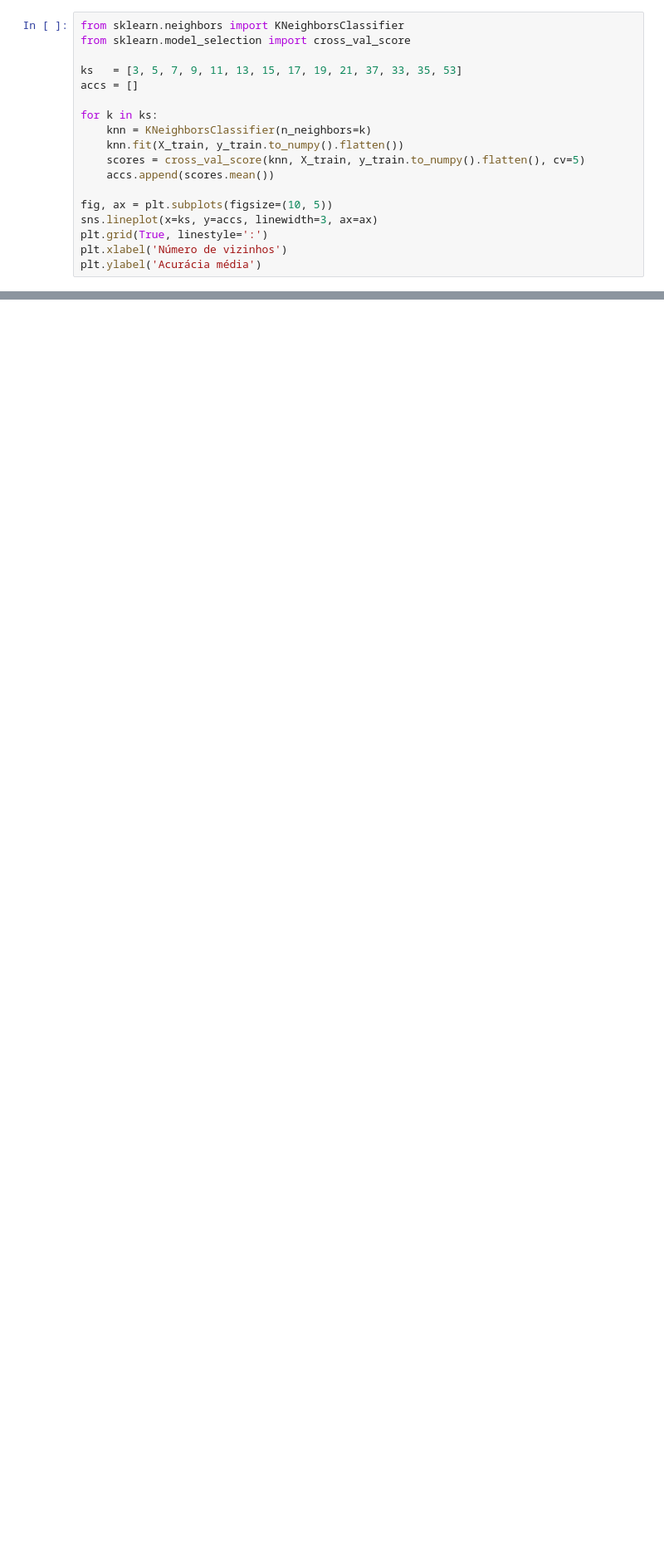
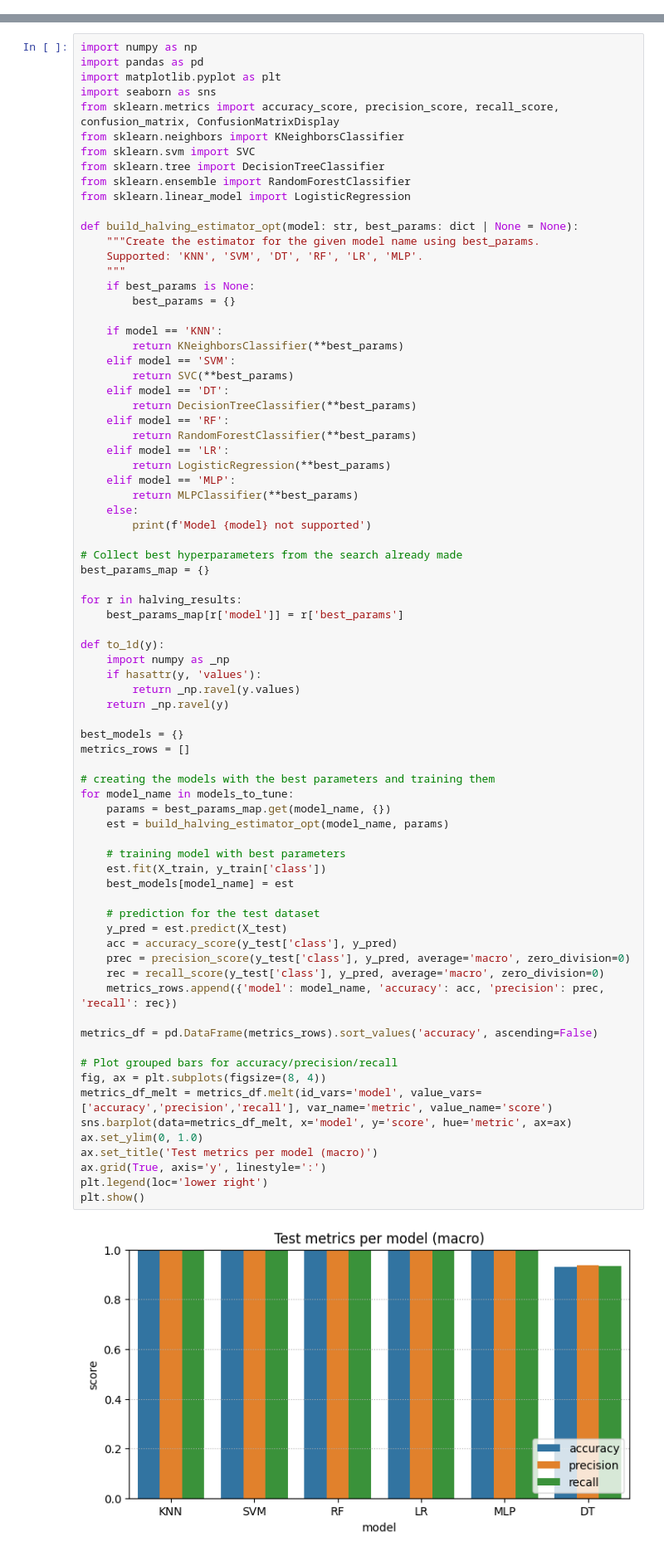
Before and after one commit to witorMao/mo809, a Jupyter notebook: lab5/classifier_models.ipynb, the cells around one changed output, grey strips where cells are left out. Shown at 83% size. Saved outputs shown, nothing was run; the diff lists cells and outputs as text; blank space fills up the shorter version.

```diff
--- a/lab5/classifier_models.ipynb
+++ b/lab5/classifier_models.ipynb
@@ -268,18 +306,0 @@ for idx, clf in enumerate(classificadores):
-# %%
-from sklearn.neighbors import KNeighborsClassifier
-from sklearn.model_selection import cross_val_score
-
-ks   = [3, 5, 7, 9, 11, 13, 15, 17, 19, 21, 37, 33, 35, 53]
-accs = []
-
-for k in ks:
-    knn = KNeighborsClassifier(n_neighbors=k)
-    knn.fit(X_train, y_train.to_numpy().flatten())
-    scores = cross_val_score(knn, X_train, y_train.to_numpy().flatten(), cv=5)
-    accs.append(scores.mean())
-
-fig, ax = plt.subplots(figsize=(10, 5))
-sns.lineplot(x=ks, y=accs, linewidth=3, ax=ax)
-plt.grid(True, linestyle=':')
-plt.xlabel('Número de vizinhos')
-plt.ylabel('Acurácia média')
@@ -309,0 +345,78 @@ for idx, clf in enumerate(classificadores):
+# %%
+import numpy as np
+import pandas as pd
+import matplotlib.pyplot as plt
+import seaborn as sns
+from sklearn.metrics import accuracy_score, precision_score, recall_score, confusion_matrix, ConfusionMatrixDisplay
+from sklearn.neighbors import KNeighborsClassifier
+from sklearn.svm import SVC
+from sklearn.tree import DecisionTreeClassifier
+from sklearn.ensemble import RandomForestClassifier
+from sklearn.linear_model import LogisticRegression
+
+def build_halving_estimator_opt(model: str, best_params: dict | None = None):
+    """Create the estimator for the given model name using best_params.
+    Supported: 'KNN', 'SVM', 'DT', 'RF', 'LR', 'MLP'.
+    """
+    if best_params is None:
+        best_params = {}
+
+    if model == 'KNN':
+        return KNeighborsClassifier(**best_params)
+    elif model == 'SVM':
+        return SVC(**best_params)
+    elif model == 'DT':
+        return DecisionTreeClassifier(**best_params)
+    elif model == 'RF':
+        return RandomForestClassifier(**best_params)
+    elif model == 'LR':
+        return LogisticRegression(**best_params)
+    elif model == 'MLP':
+        return MLPClassifier(**best_params)
+    else:
+        print(f'Model {model} not supported')
+
+# Collect best hyperparameters from the search already made
+best_params_map = {}
+
+for r in halving_results:
+    best_params_map[r['model']] = r['best_params']
+
+def to_1d(y):
+    import numpy as _np
+    if hasattr(y, 'values'):
+        return _np.ravel(y.values)
+    return _np.ravel(y)
+
+best_models = {}
+metrics_rows = []
+
+# creating the models with the best parameters and training them
+for model_name in models_to_tune:
+    params = best_params_map.get(model_name, {})
+    est = build_halving_estimator_opt(model_name, params)
+
+    # training model with best parameters
+    est.fit(X_train, y_train['class'])
+    best_models[model_name] = est
+
+    # prediction for the test dataset
+    y_pred = est.predict(X_test)
+    acc = accuracy_score(y_test['class'], y_pred)
+    prec = precision_score(y_test['class'], y_pred, average='macro', zero_division=0)
+    rec = recall_score(y_test['class'], y_pred, average='macro', zero_division=0)
+    metrics_rows.append({'model': model_name, 'accuracy': acc, 'precision': prec, 'recall': rec})
+
+metrics_df = pd.DataFrame(metrics_rows).sort_values('accuracy', ascending=False)
+
+# Plot grouped bars for accuracy/precision/recall
+fig, ax = plt.subplots(figsize=(8, 4))
+metrics_df_melt = metrics_df.melt(id_vars='model', value_vars=['accuracy','precision','recall'], var_name='metric', value_name='score')
+sns.barplot(data=metrics_df_melt, x='model', y='score', hue='metric', ax=ax)
+ax.set_ylim(0, 1.0)
+ax.set_title('Test metrics per model (macro)')
+ax.grid(True, axis='y', linestyle=':')
+plt.legend(loc='lower right')
+plt.show()
+# %% [output]
+[figure, added]
```
Also changed, not shown: parts of 45 cells of this notebook, 1 other file.
